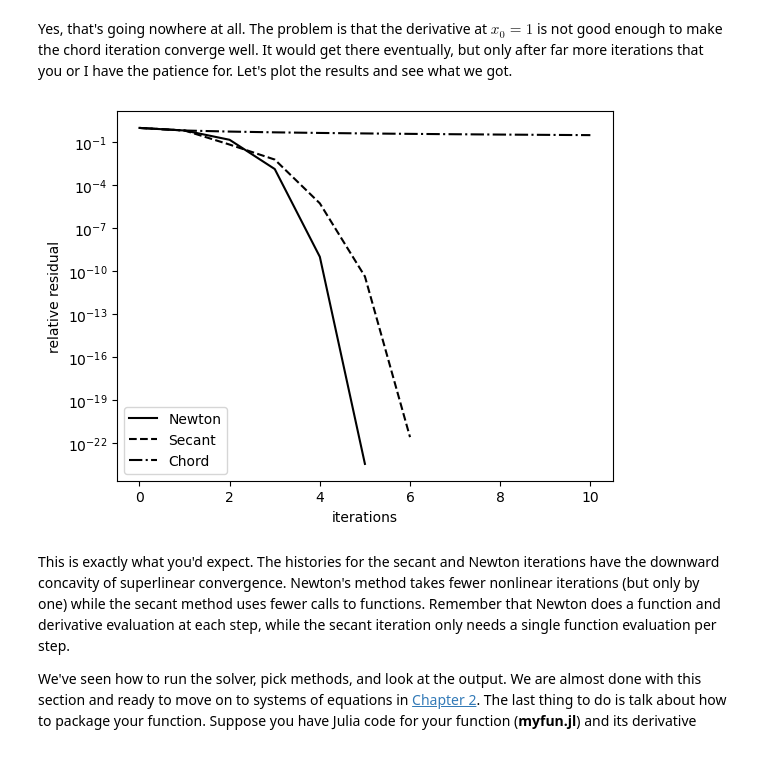
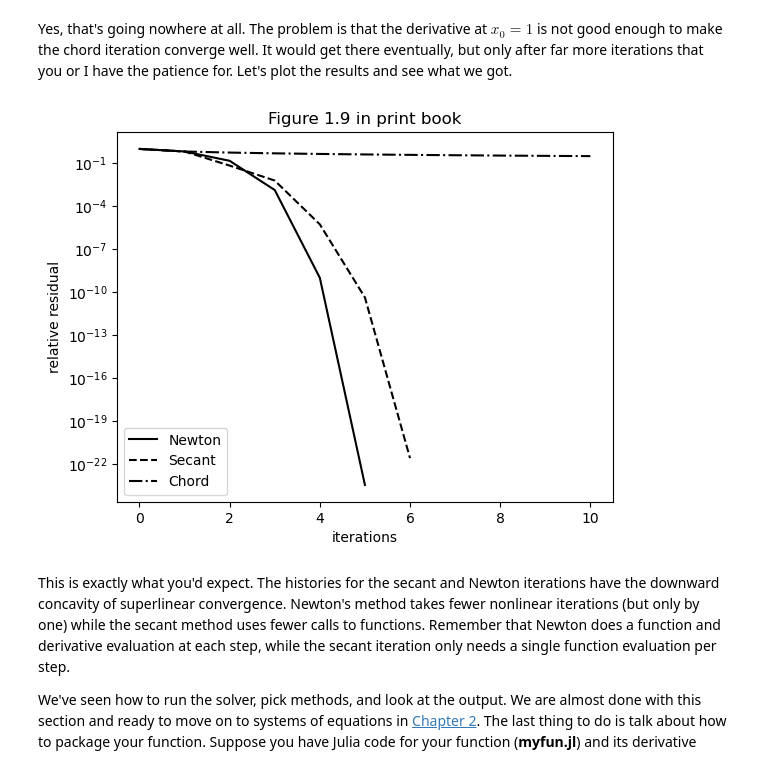
Before and after one commit to ctkelley/NotebookSIAMFANL, a Jupyter notebook: SIAMFANLCh1s.ipynb, the cells around one changed output. Saved outputs shown, nothing was run; the diff lists cells and outputs as text; code cells hidden in the pictures.

```diff
--- a/SIAMFANLCh1s.ipynb
+++ b/SIAMFANLCh1s.ipynb
@@ -382,22 +383,23 @@ Yes, that's going nowhere at all. The problem is that the derivative at $x_0 = 1
 # %%
 residdatan=tannewt.history./tannewt.history[1];
 sizehistn=length(residdatan);
 
 residdatas=tansec.history./tansec.history[1];
 sizehists=length(residdatas);
 
 residdatac=tanchord.history./tanchord.history[1];
 sizehistc=length(residdatac);
 
 semilogy(0:sizehistn-1,residdatan,"k-",
 0:sizehists-1,residdatas,"k--",
 0:sizehistc-1,residdatac,"k-."
 );
 legend(["Newton","Secant","Chord"]);
 xlabel("iterations");
 ylabel("relative residual");
+title("Figure 1.9 in print book");
 # %% [output]
-[figure, old version]
+[figure, new version]
 # %% [markdown]
 This is exactly what you'd expect. The histories for the secant and Newton iterations have the downward concavity of superlinear convergence. Newton's method takes fewer nonlinear iterations (but only by one) while the secant method uses fewer calls to functions. Remember that Newton does a function and derivative evaluation at each step, while the secant iteration only needs a single function evaluation per step.
 
```
Also changed, not shown: parts of 4 cells of this notebook, 3 other files.
